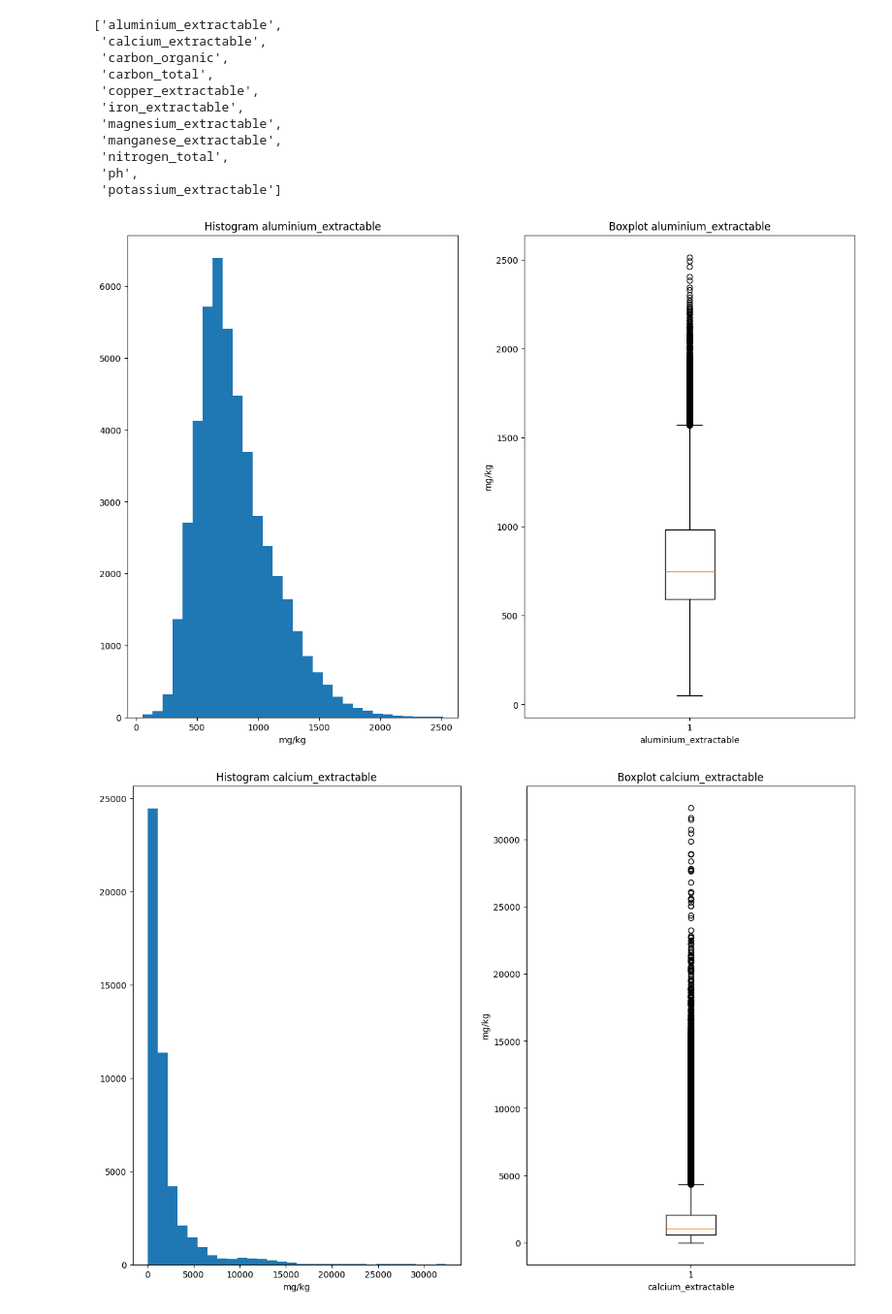
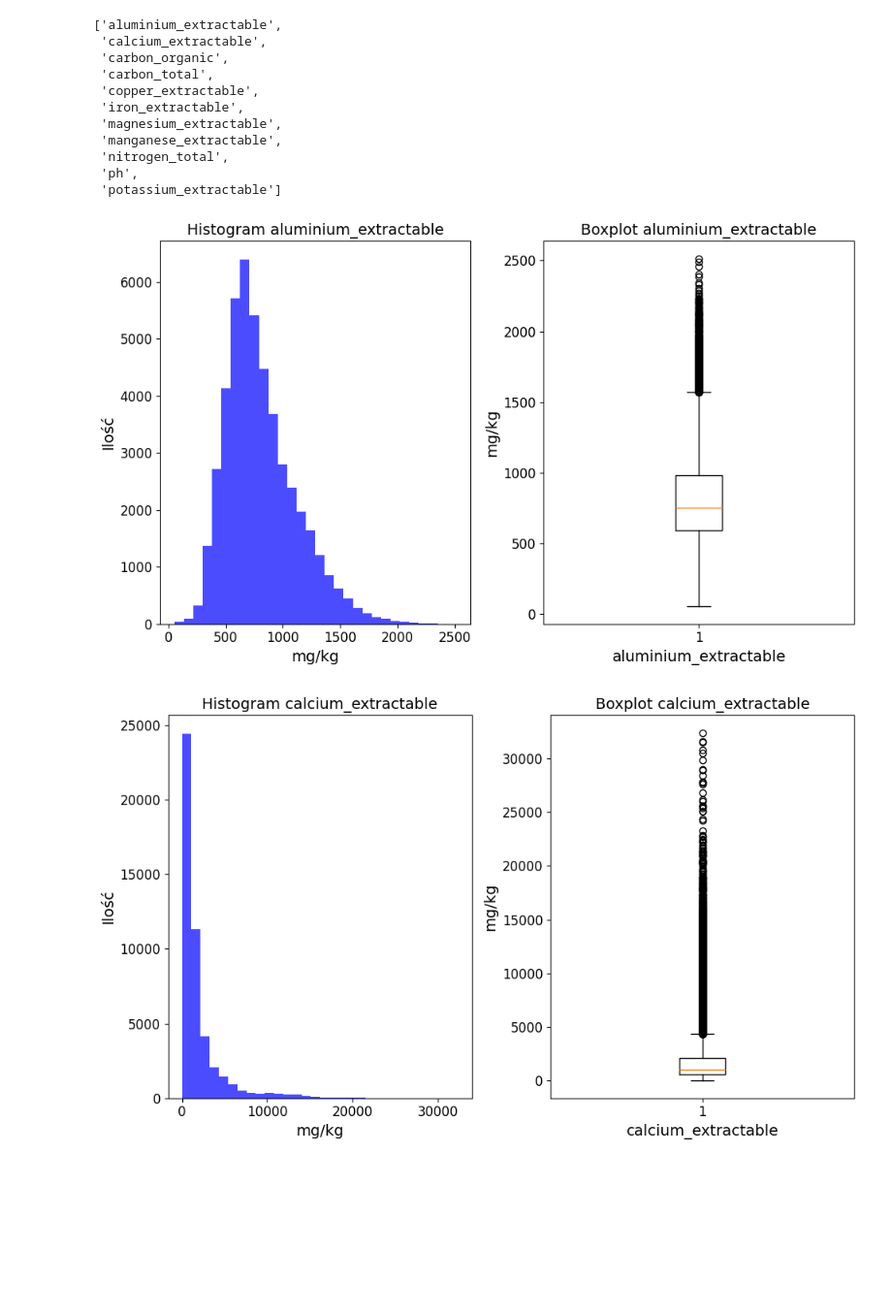
Before and after one commit to amdla/Data-visualisation, a Jupyter notebook: Afryka-ziemia/notebook.ipynb, the cells around one changed output. Shown at 97% size. Drawn from its saved outputs; the diff is of its cells as text; code cells hidden in the pictures; blank space fills up the shorter version.

```diff
--- a/Afryka-ziemia/notebook.ipynb
+++ b/Afryka-ziemia/notebook.ipynb
@@ -410,23 +416,27 @@ columns
 # %%
 mg_kg = [columns[x] for x in [0, 1, 4, 5, 6, 7, 10]]
 for idx, column in enumerate(columns):
     entity = 'g/kg'  # Default entity
     if idx in [0, 1, 4, 5, 6, 7, 10]:
         entity = 'mg/kg'  # Set to 'mg' for specific indices
     if column == 'ph':
         entity = ''  # No unit for 'ph'
 
-    fig, axs = plt.subplots(1, 2, figsize = (15, 10))
-    axs[0].hist(df[column], bins = 30)
-    axs[0].set_xlabel(entity)
-    axs[0].set_title(f"Histogram {column}")
+    fig, axs = plt.subplots(1, 2, figsize = (10, 6))
+    axs[0].hist(df[column], bins = 30, alpha=0.7, color='blue')
+    axs[0].set_xlabel(entity, fontsize = 14)
+    axs[0].set_title(f"Histogram {column}", fontsize = 14)
+    axs[0].set_ylabel("Ilość", fontsize=14)
+    axs[0].tick_params(axis='both', which='major', labelsize=12)
 
     axs[1].boxplot(df[column])
-    axs[1].set_ylabel(entity)
-    axs[1].set_xlabel(column)
-    axs[1].set_title(f"Boxplot {column}")
+    axs[1].set_ylabel(entity, fontsize = 14)
+    axs[1].set_xlabel(column, fontsize = 14)
+    axs[1].set_title(f"Boxplot {column}", fontsize = 14)
+    axs[1].tick_params(axis='both', which='major', labelsize=12)
 
+    plt.tight_layout()
     plt.show()
 # %% [output]
-[figure, old version]
+[figure, new version]
-[figure, old version]
+[figure, new version]
```
Also changed, not shown: parts of 7 cells of this notebook.
